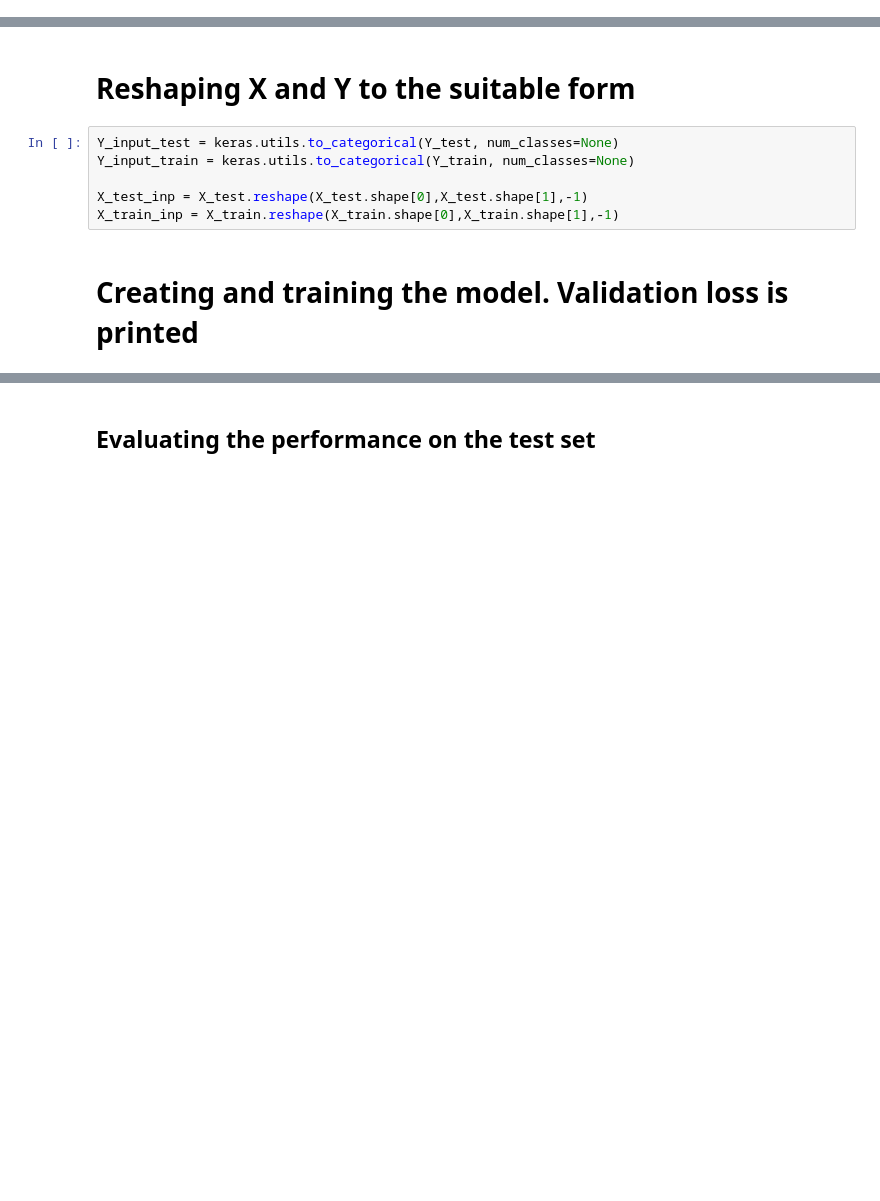
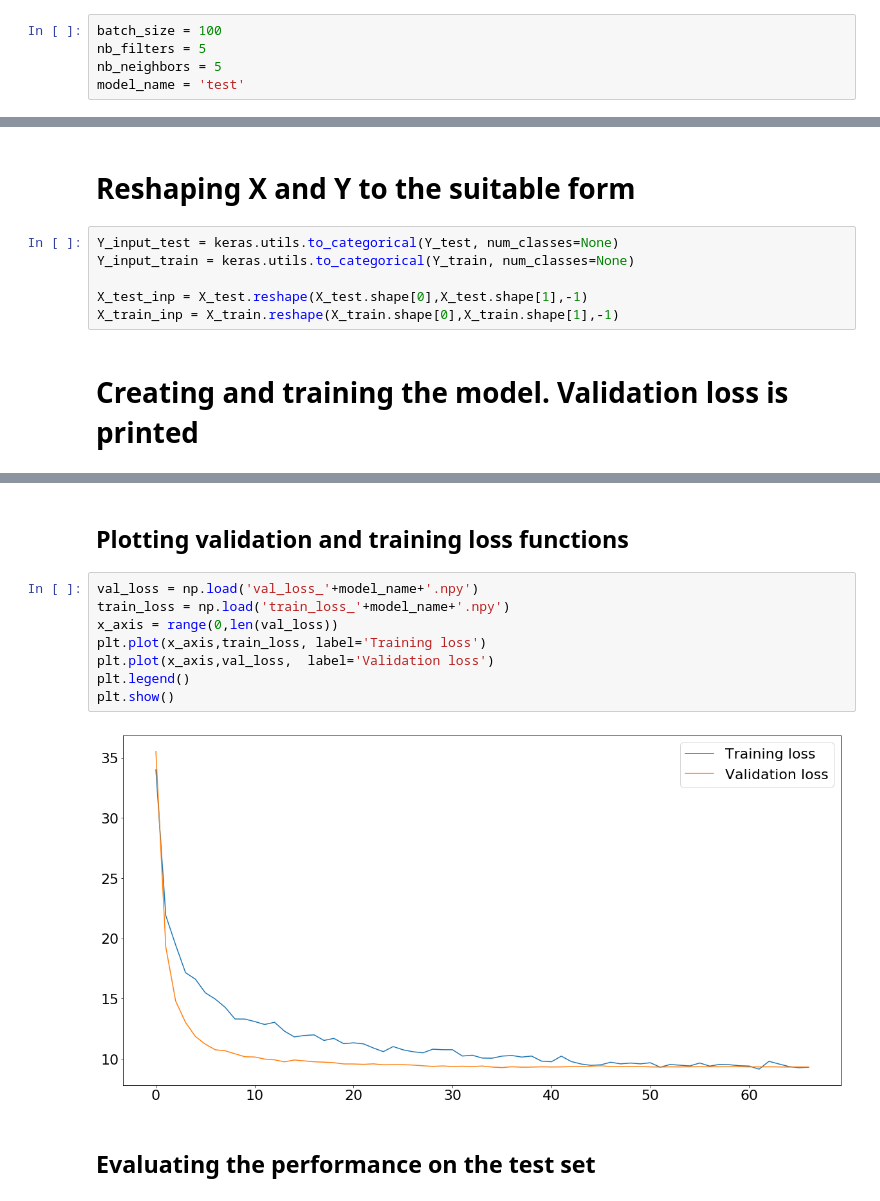
Before and after one commit to sakalouski/PhyloConvNetPolimi, a Jupyter notebook: The_whole_pipeline.ipynb, the cells around one changed output, grey strips where cells are left out. Cells and saved outputs as stored; diff of their text form; blank space fills up the shorter version.

```diff
--- a/The_whole_pipeline.ipynb
+++ b/The_whole_pipeline.ipynb
@@ -160,3 +157,8 @@ from keras.utils.np_utils import to_categorical
+# %%
+batch_size = 100
+nb_filters = 5
+nb_neighbors = 5
+model_name = 'test'
 # %% [markdown]
 ## Making the results reproducible
 # %%
@@ -184,3 +206,15 @@ model_trained = train_model(model, X_train_inp, Y_input_train, batch_size, 7, 30
+# %% [markdown]
+## Plotting validation and training loss functions
+# %%
+val_loss = np.load('val_loss_'+model_name+'.npy')
+train_loss = np.load('train_loss_'+model_name+'.npy')
+x_axis = range(0,len(val_loss))
+plt.plot(x_axis,train_loss, label='Training loss')
+plt.plot(x_axis,val_loss,  label='Validation loss')
+plt.legend()
+plt.show()
+# %% [output]
+[figure, added]
 # %% [markdown]
 ## Evaluating the performance on the test set
 # %%
```
Also changed, not shown: parts of 18 cells of this notebook, 12 other files.
